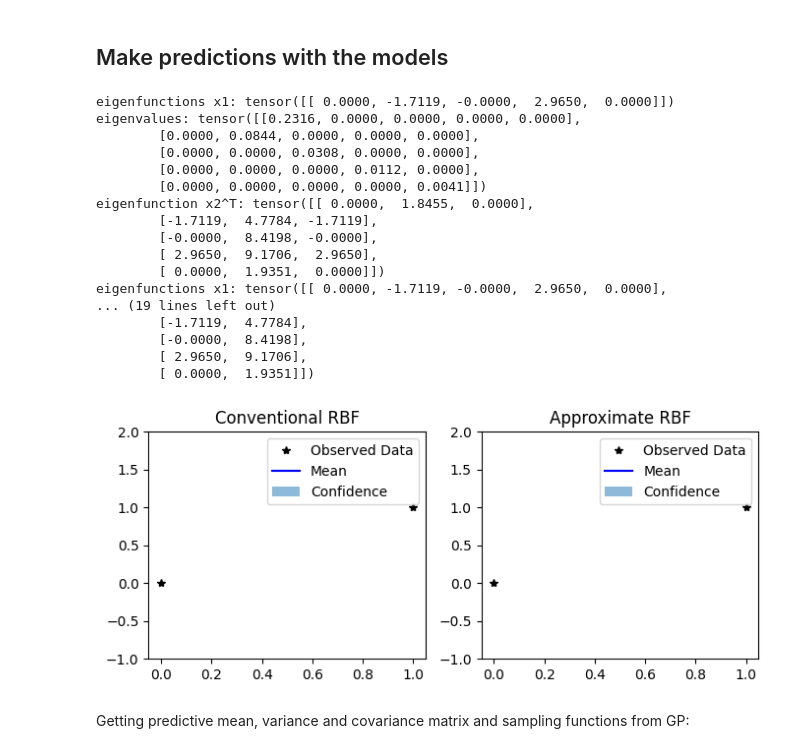
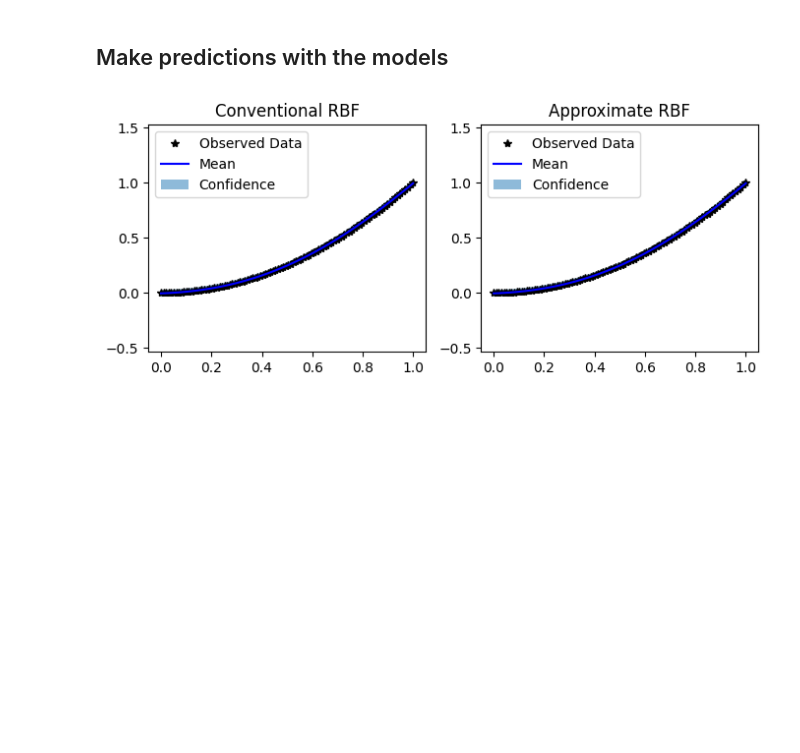
Before and after one commit to Cef0PT/famgpytorch, a Jupyter notebook: playground/first_comparison_conventional_approx.ipynb, the cells around one changed output. Cells and saved outputs as stored; diff of their text form; code cells hidden in the pictures; blank space fills up the shorter version.

```diff
--- a/playground/first_comparison_conventional_approx.ipynb
+++ b/playground/first_comparison_conventional_approx.ipynb
@@ -28,6 +26,6 @@ With training examples test examples regularly spaced points in [0,1]
 # %%
-nb_training_points = 2
-nb_test_points = 1
+nb_training_points = 100
+nb_test_points = 51
 
 train_x = torch.linspace(0, 1, nb_training_points)
 train_y = train_x.pow(2)
@@ -192,7 +193,7 @@ with torch.no_grad():
         ax2.set_xlabel('x', fontsize=13)
         ax2.set_title('Covariance between $x$ and $0$')
         ax2.set_xlim([0, 1])
-        ax2.set_ylim([np.min(covar.numpy()[:,0]), np.max(covar.numpy()[:,0])])
+        ax2.set_ylim([vmin, 1])
         ax2.legend(loc=1)
 # %% [output]
 --Conventional--
@@ -234,52 +233,39 @@ with torch.no_grad():
     approx_mean = approx_observed_pred.mean
 
     conv_lower, conv_upper = conv_observed_pred.confidence_region()
     approx_lower, approx_upper = approx_observed_pred.confidence_region()
 
     # plot model fit
     f, (ax1, ax2) = plt.subplots(1, 2, figsize=(8, 3))
 
     # -- Conventional
     # plot training data as black stars
     ax1.plot(train_x.numpy(), train_y.numpy(), 'k*')
     # plot predictive means as blue line
     ax1.plot(test_x.numpy(), conv_mean.numpy(), 'b')
     # shade between lower and upper confidence bounds
     ax1.fill_between(test_x.numpy(), conv_lower.numpy(), conv_upper.numpy(), alpha=0.5)
-    ax1.set_ylim([-1, 2])
+    ax1.set_ylim([
+        np.min([conv_lower.numpy(), approx_lower.numpy()])-0.5,
+        np.max([conv_upper.numpy(), approx_upper.numpy()])+0.5
+    ])
 
     ax1.legend(['Observed Data', 'Mean', 'Confidence'])
     ax1.set_title('Conventional RBF')
 
     # -- Approximate
     # plot training data as black stars
     ax2.plot(train_x.numpy(), train_y.numpy(), 'k*')
     # plot predictive means as blue line
     ax2.plot(test_x.numpy(), approx_mean.numpy(), 'b')
     # shade between lower and upper confidence bounds
     ax2.fill_between(test_x.numpy(), approx_lower.numpy(), approx_upper.numpy(), alpha=0.5)
-    ax2.set_ylim([-1, 2])
+    ax2.set_ylim([
+        np.min([conv_lower.numpy(), approx_lower.numpy()])-0.5,
+        np.max([conv_upper.numpy(), approx_upper.numpy()])+0.5
+    ])
 
     ax2.legend(['Observed Data', 'Mean', 'Confidence'])
     ax2.set_title('Approximate RBF')
 # %% [output]
-eigenfunctions x1: tensor([[ 0.0000, -1.7119, -0.0000,  2.9650,  0.0000]])
-eigenvalues: tensor([[0.2316, 0.0000, 0.0000, 0.0000, 0.0000],
-        [0.0000, 0.0844, 0.0000, 0.0000, 0.0000],
-        [0.0000, 0.0000, 0.0308, 0.0000, 0.0000],
-        [0.0000, 0.0000, 0.0000, 0.0112, 0.0000],
-        [0.0000, 0.0000, 0.0000, 0.0000, 0.0041]])
-eigenfunction x2^T: tensor([[ 0.0000,  1.8455,  0.0000],
-        [-1.7119,  4.7784, -1.7119],
-        [-0.0000,  8.4198, -0.0000],
-        [ 2.9650,  9.1706,  2.9650],
-        [ 0.0000,  1.9351,  0.0000]])
-eigenfunctions x1: tensor([[ 0.0000, -1.7119, -0.0000,  2.9650,  0.0000],
-... (19 lines left out)
-        [-1.7119,  4.7784],
-        [-0.0000,  8.4198],
-        [ 2.9650,  9.1706],
-        [ 0.0000,  1.9351]])
-[figure, old version]
+[figure, new version]
-# %% [markdown]
-Getting predictive mean, variance and covariance matrix and sampling functions from GP:
```
Also changed, not shown: parts of 5 cells of this notebook, 1 other file.
